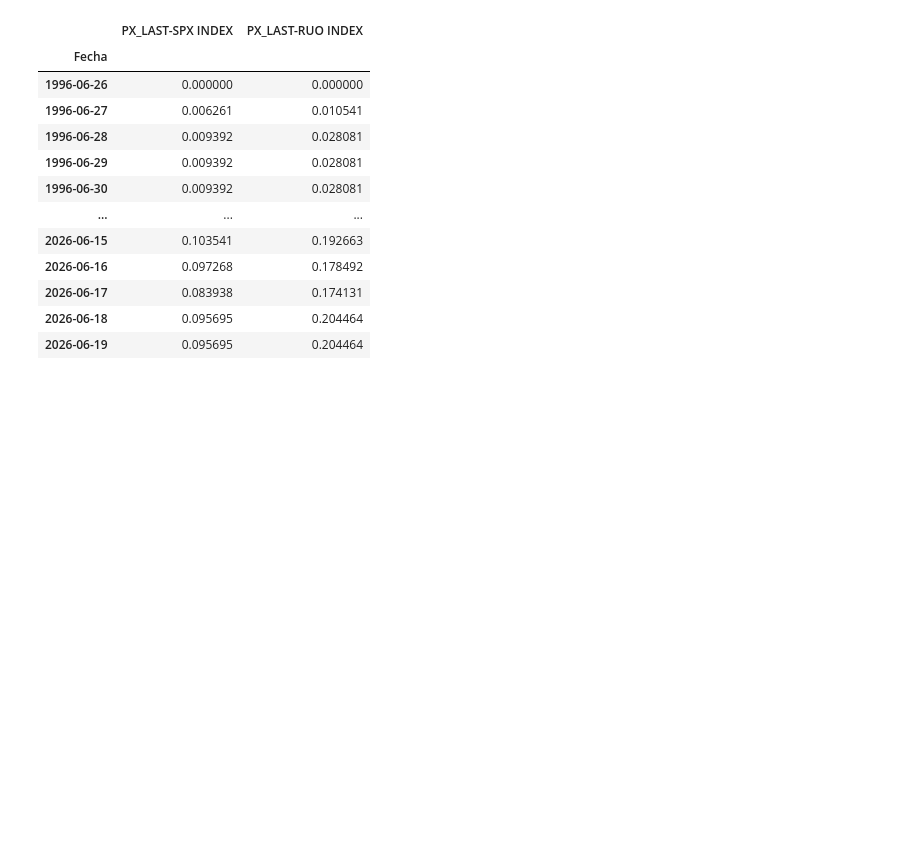
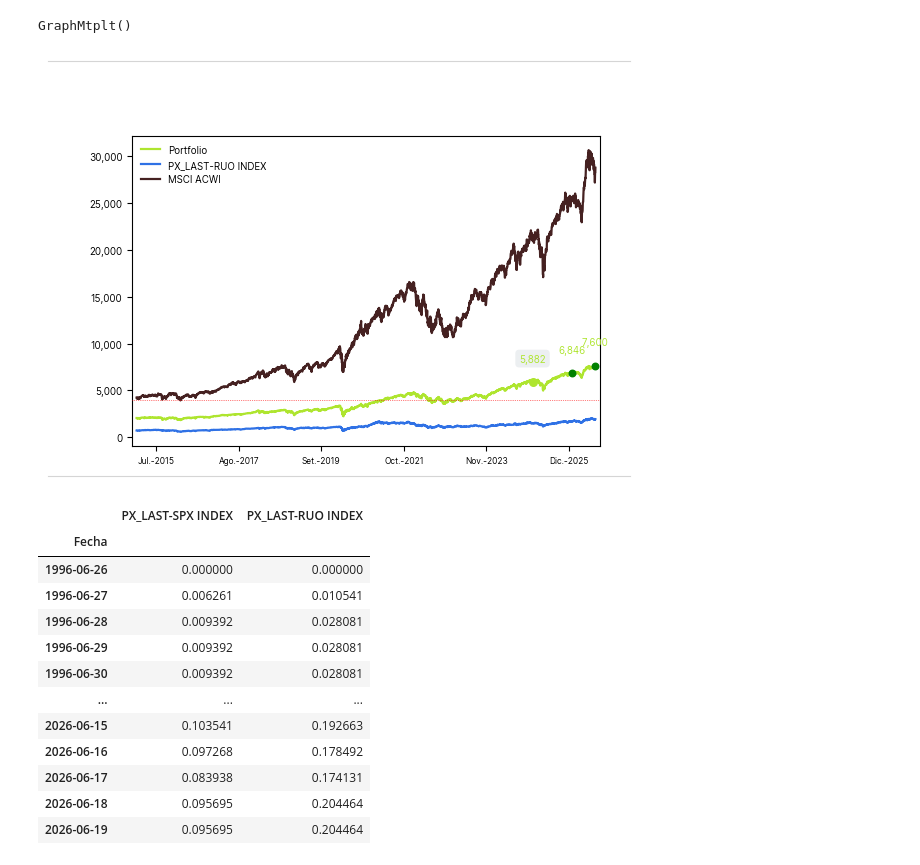
Before and after one commit to jc-ocampob/helpers_ps, a Jupyter notebook: Pruebas.ipynb, the cells around one changed output. Saved outputs shown, nothing was run; the diff lists cells and outputs as text; code cells hidden in the pictures; blank space fills up the shorter version.

```diff
--- a/Pruebas.ipynb
+++ b/Pruebas.ipynb
@@ -131,3 +131,56 @@ graph.add_recessions(country="Peru")
+# %%
+graph = hp.GraphMtplt(dataframe = data_indices_i)
+graph.graph_line(
+    tickers=["PX_LAST-SPX INDEX", "PX_LAST-RUO INDEX", "PX_LAST-NDX INDEX"],
+    labels={
+        "PX_LAST-SPX INDEX": "Portfolio",
+        "PX_LAST-NDX INDEX": "MSCI ACWI",
+    },
+    colors={
+        "PX_LAST-SPX INDEX": "#AEE52F",
+        "PX_LAST-NDX INDEX": "#452121",
+    },
+    x_axis=dict(
+            tick_step=25,
+            bbg_format=False,
+            fmt="%b-%Y",
+            lim = ("2015-01-01", None),
+            fontsize=6
+            ),
+        tag_dot={
+            "1": dict(
+                ticker="PX_LAST-SPX INDEX",
+                x_values = ["last", pd.Timestamp("2025-12-31")],
+                template = "{y_value:,.0f}",
+                show="dot_tag",
+                dot=dict(
+                    color="green",
+                    size = 22,
+                ),
+                tag=dict(
+                    bg_color="None"
+                )
+
+            ),
+            "2": dict(
+                ticker="PX_LAST-SPX INDEX",
+                x_values = [pd.Timestamp("2024-12-31")],
+                template = "{y_value:,.0f}",
+                show="dot_tag",
+            ),
+        },
+        legend = dict(
+            show = True,
+        ),
+        hlines=dict(
+            y_values=[4000],
+            linestyle=":",
+            color="red"
+        )
+)
+# %% [output]
+GraphMtplt()
+[figure, added]
 # %%
 data_indices_i
 x = hp.ytd(data_indices_i)
```
Also changed, not shown: parts of 3 cells of this notebook, 5 other files.
